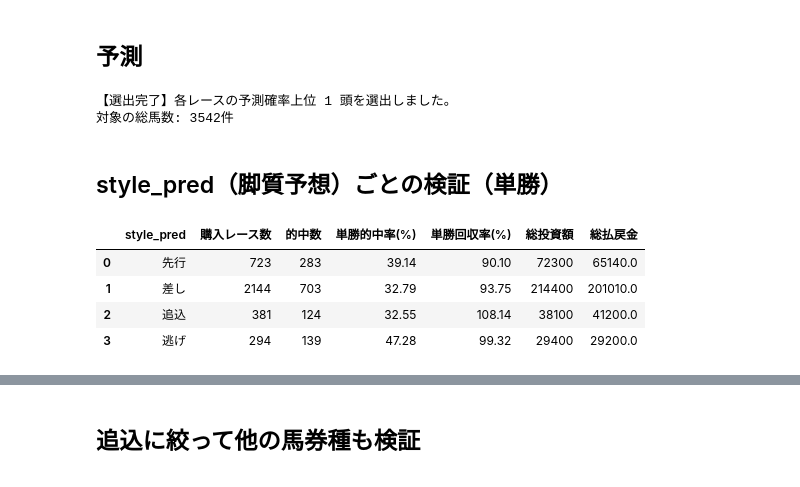
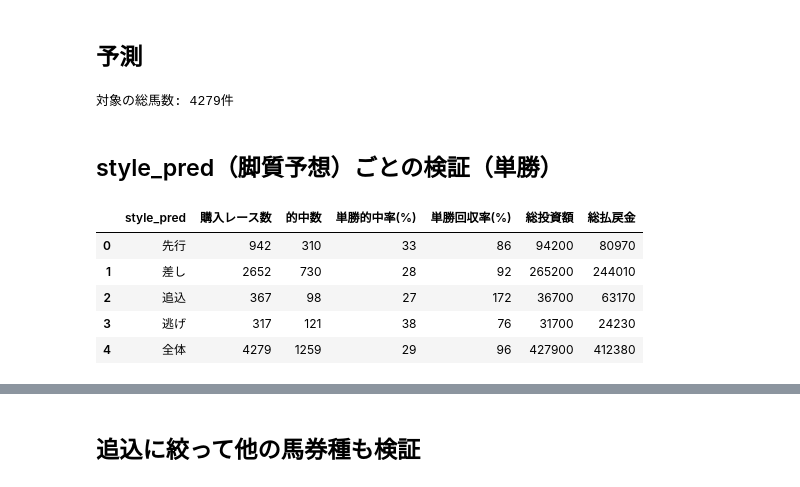
Before and after one commit to anniereon/keiba_ml, a Jupyter notebook: style_pred別の的中率と回収率.ipynb, the cells around one changed output, grey strips where cells are left out. Cells and saved outputs as stored; diff of their text form; code cells hidden in the pictures.

```diff
--- a/style_pred別の的中率と回収率.ipynb
+++ b/style_pred別の的中率と回収率.ipynb
@@ -12,7 +12,7 @@ df_raw = pd.read_csv("C:\\keiba\\analysis\\input\\dataset\\dataset.csv", encodin
 ## 設定値
 # %%
 # 頭数
-target_num_horses = 9
+target_num_horses = 12
 # 特徴量
 features = [
     'time_index_pred_from_race_avg',
@@ -25,9 +25,9 @@ features = [
 # %%
 df = df_raw.copy()
 
-# finish_rank から目的変数 is_top3_col を作成
+# finish_rankから目的変数を作成
 # 3着以内なら1、それ以外は0
-df["is_top3_col"] = (df["finish_rank"] <= 3).astype(int)
+df["is_top3"] = (df["finish_rank"] <= 3).astype(int)
 
 # 指定した頭数のデータのみに絞り込む
 df_sub = df[df["num_horses"] == target_num_horses].copy()
@@ -92,7 +92,7 @@ model = xgb.XGBClassifier(
 )
 # 学習データ
 X_train = df_train[features]
-y_train = df_train["is_top3_col"]
+y_train = df_train["is_top3"]
 # モデルの学習
 model.fit(X_train, y_train)
 # %% [output]
@@ -114,10 +114,6 @@ XGBClassifier(base_score=None, booster=None, callbacks=None,
 X_test = df_test[features]
 # 3着以内（1）になる確率を予測
 df_test["pred_prob"] = model.predict_proba(X_test)[:, 1]
-
-# --- 【設定】各レースで予測確率の上位何番手までを抽出するか ---
-N = 1
-
 # 各レース(race_id)内で「pred_prob」が高い順に順位（1, 2, 3...）をつける
 # ※同着（同じ確率）がある場合は、method="first" で強制的に一意の順位を割り振ります
 df_test["model_rank"] = (
@@ -125,18 +121,14 @@ df_test["model_rank"] = (
     .rank(ascending=False, method="first")
     .astype(int)
 )
-
-# 上位N着（N番手）までの馬にフラグを立てる
-df_test["is_model_top"] = (df_test["model_rank"] <= N).astype(int)
-
+# 1着予想（pred_probがレースで最も高い馬）にフラグを立てる
+df_test["is_model_top"] = (df_test["model_rank"] <= 1).astype(int)
 # フラグが立った馬（上位N頭）を抽出してソート
 df_pred_finish_rank_top1 = df_test[df_test["is_model_top"] == 1].sort_values(["race_id", "model_rank"]).copy()
-
-print(f"【選出完了】各レースの予測確率上位 {N} 頭を選出しました。")
+# 出力
 print(f"対象の総馬数: {len(df_pred_finish_rank_top1)}件")
 # %% [output]
-【選出完了】各レースの予測確率上位 1 頭を選出しました。
-対象の総馬数: 3542件
+対象の総馬数: 4279件
 # %% [markdown]
 ## style_pred（脚質予想）ごとの検証（単勝）
 # %%
@@ -147,39 +139,51 @@ df_buy["return_money"] = np.where(df_buy["is_hit"], df_buy["odds"] * 100, 0)
 summary = (
     df_buy.groupby("style_pred")
     .agg(
         購入レース数=("is_hit", "count"),
         的中数=("is_hit", "sum"),
         総投資額=("is_hit", lambda x: len(x) * 100),
         総払戻金=("return_money", "sum"),
     )
     .reset_index()
 )
+total = pd.DataFrame({
+    "style_pred": ["全体"],
+    "購入レース数": [len(df_buy)],
+    "的中数": [df_buy["is_hit"].sum()],
+    "総投資額": [len(df_buy) * 100],
+    "総払戻金": [df_buy["return_money"].sum()],
+})
+# style_pred別と結合
+summary = pd.concat([summary, total], ignore_index=True)
 # 的中率と回収率
-summary["単勝的中率(%)"] = (summary["的中数"] / summary["購入レース数"] * 100).round(2)
-summary["単勝回収率(%)"] = (summary["総払戻金"] / summary["総投資額"] * 100).round(2)
+summary["単勝的中率(%)"] = (summary["的中数"] / summary["購入レース数"] * 100).round(0).astype(int)
+summary["単勝回収率(%)"] = (summary["総払戻金"] / summary["総投資額"] * 100).round(0).astype(int)
 # 列の並び替え
 summary = summary[
     [
         "style_pred",
         "購入レース数",
         "的中数",
         "単勝的中率(%)",
         "単勝回収率(%)",
         "総投資額",
         "総払戻金",
     ]
 ]
+summary["総投資額"] = summary["総投資額"].astype(int)
+summary["総払戻金"] = summary["総払戻金"].astype(int)
 # 出力
 with pd.option_context("display.max_rows", None, "display.max_columns", None):
     display(summary)
 df_buy.to_csv(f"C:\\keiba\\analysis\\output\\record_{target_num_horses}.csv", encoding="cp932", index=False)
 summary.to_csv(f"C:\\keiba\\analysis\\output\\summary_{target_num_horses}.csv", encoding="cp932", index=False)
 # %% [output]
 |  | style_pred | 購入レース数 | 的中数 | 単勝的中率(%) | 単勝回収率(%) | 総投資額 | 総払戻金 |
-| 0 | 先行 | 723 | 283 | 39.14 | 90.10 | 72300 | 65140.0 |
-| 1 | 差し | 2144 | 703 | 32.79 | 93.75 | 214400 | 201010.0 |
-| 2 | 追込 | 381 | 124 | 32.55 | 108.14 | 38100 | 41200.0 |
-| 3 | 逃げ | 294 | 139 | 47.28 | 99.32 | 29400 | 29200.0 |
+| 0 | 先行 | 942 | 310 | 33 | 86 | 94200 | 80970 |
+| 1 | 差し | 2652 | 730 | 28 | 92 | 265200 | 244010 |
+| 2 | 追込 | 367 | 98 | 27 | 172 | 36700 | 63170 |
+| 3 | 逃げ | 317 | 121 | 38 | 76 | 31700 | 24230 |
+| 4 | 全体 | 4279 | 1259 | 29 | 96 | 427900 | 412380 |
 # %%
 # =====================================================================
 # 8. 各 style_pred（脚質）× 人気（popularity）別の詳細検証
```
Also changed, not shown: parts of 18 cells of this notebook.
